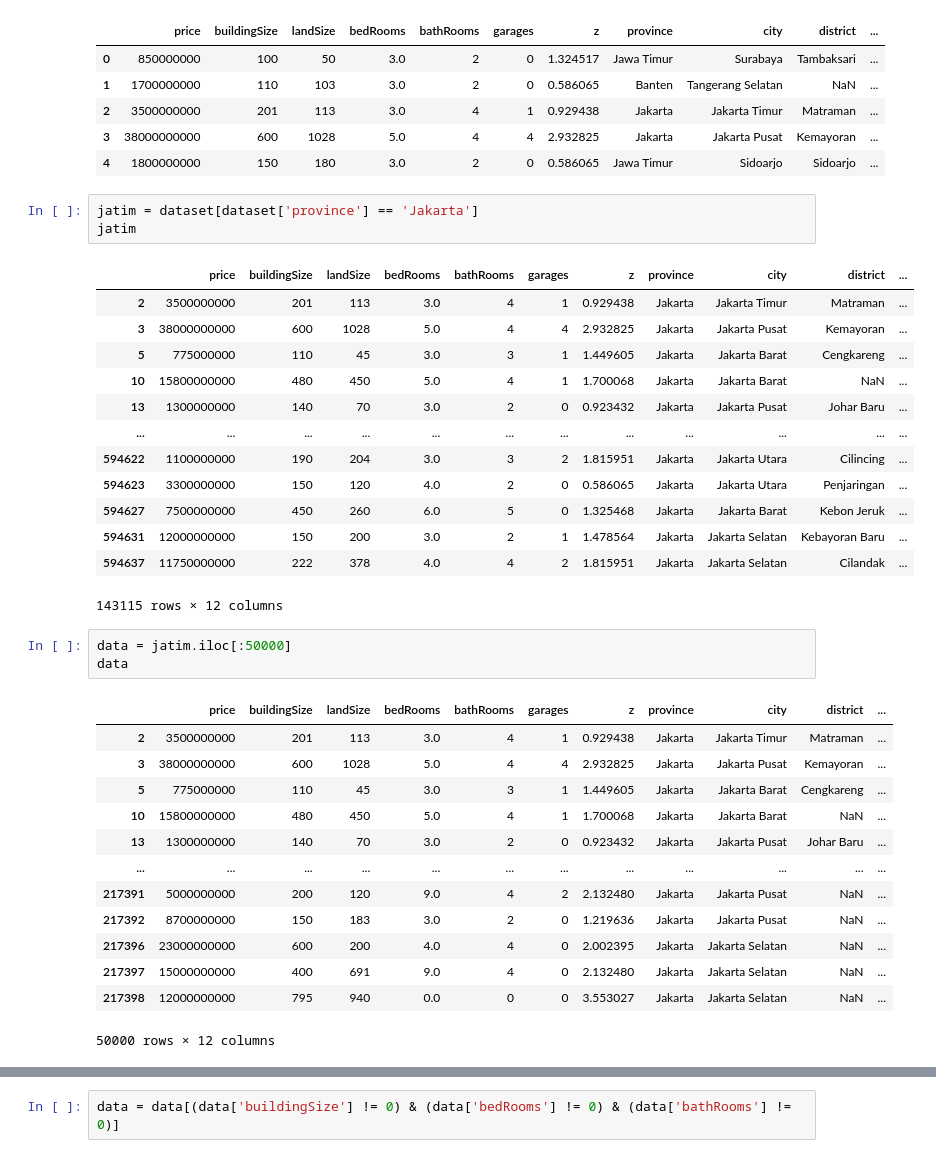
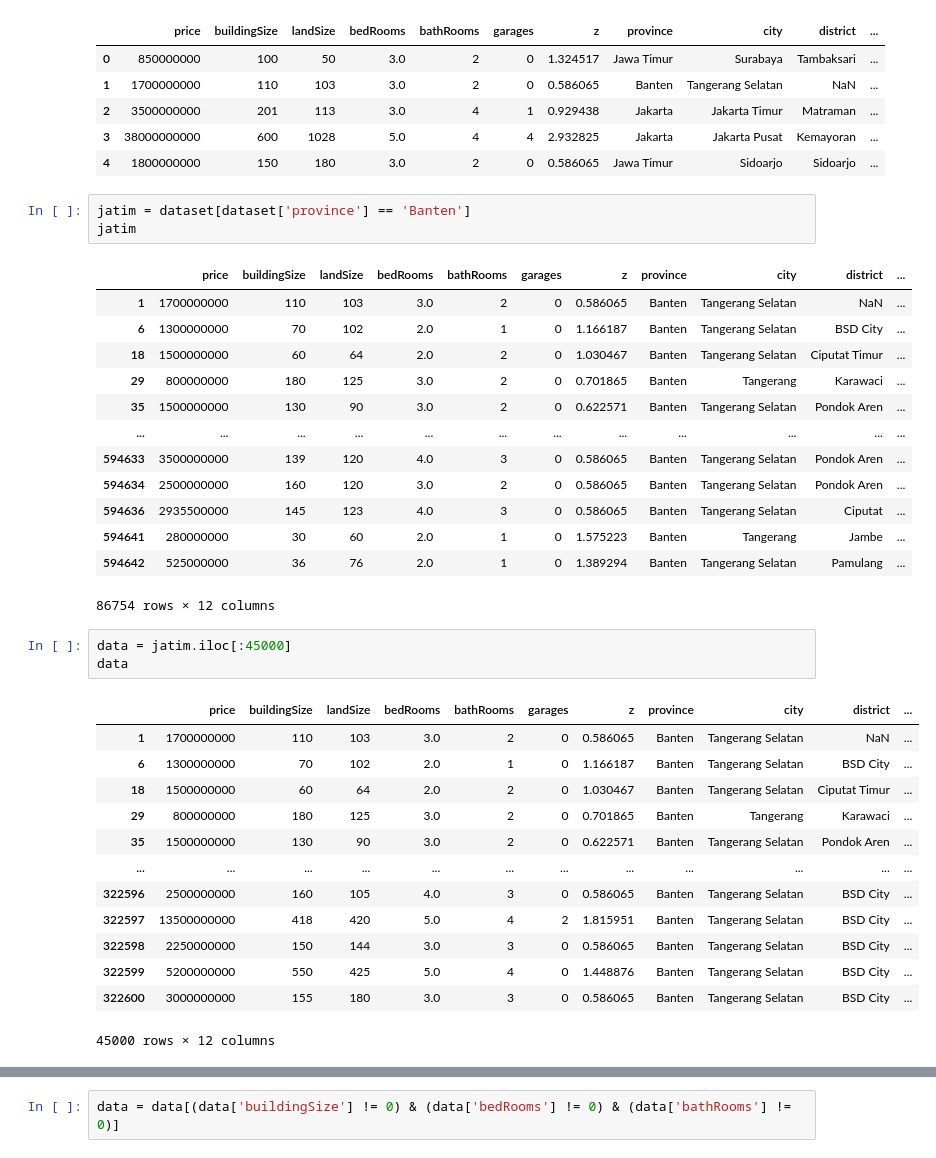
Before and after one commit to mutiarasny/project-prediksi-harga-properti, a Jupyter notebook: pbl.ipynb, the cells around one changed output, grey strips where cells are left out. Saved outputs shown, nothing was run; the diff lists cells and outputs as text.

```diff
--- a/pbl.ipynb
+++ b/pbl.ipynb
@@ -13,39 +13,39 @@ dataset.head()
 | 3 | 38000000000 | 600 | 1028 | 5.0 | 4 | 4 | 2.932825 | Jakarta | Jakarta Pusat | Kemayoran | ... |
 | 4 | 1800000000 | 150 | 180 | 3.0 | 2 | 0 | 0.586065 | Jawa Timur | Sidoarjo | Sidoarjo | ... |
 # %%
-jatim = dataset[dataset['province'] == 'Jakarta']
+jatim = dataset[dataset['province'] == 'Banten']
 jatim
 # %% [output]
 |  | price | buildingSize | landSize | bedRooms | bathRooms | garages | z | province | city | district | ... |
-| 2 | 3500000000 | 201 | 113 | 3.0 | 4 | 1 | 0.929438 | Jakarta | Jakarta Timur | Matraman | ... |
-| 3 | 38000000000 | 600 | 1028 | 5.0 | 4 | 4 | 2.932825 | Jakarta | Jakarta Pusat | Kemayoran | ... |
-| 5 | 775000000 | 110 | 45 | 3.0 | 3 | 1 | 1.449605 | Jakarta | Jakarta Barat | Cengkareng | ... |
-| 10 | 15800000000 | 480 | 450 | 5.0 | 4 | 1 | 1.700068 | Jakarta | Jakarta Barat | NaN | ... |
-| 13 | 1300000000 | 140 | 70 | 3.0 | 2 | 0 | 0.923432 | Jakarta | Jakarta Pusat | Johar Baru | ... |
+| 1 | 1700000000 | 110 | 103 | 3.0 | 2 | 0 | 0.586065 | Banten | Tangerang Selatan | NaN | ... |
+| 6 | 1300000000 | 70 | 102 | 2.0 | 1 | 0 | 1.166187 | Banten | Tangerang Selatan | BSD City | ... |
+| 18 | 1500000000 | 60 | 64 | 2.0 | 2 | 0 | 1.030467 | Banten | Tangerang Selatan | Ciputat Timur | ... |
+| 29 | 800000000 | 180 | 125 | 3.0 | 2 | 0 | 0.701865 | Banten | Tangerang | Karawaci | ... |
+| 35 | 1500000000 | 130 | 90 | 3.0 | 2 | 0 | 0.622571 | Banten | Tangerang Selatan | Pondok Aren | ... |
 | ... | ... | ... | ... | ... | ... | ... | ... | ... | ... | ... | ... |
-| 594622 | 1100000000 | 190 | 204 | 3.0 | 3 | 2 | 1.815951 | Jakarta | Jakarta Utara | Cilincing | ... |
-| 594623 | 3300000000 | 150 | 120 | 4.0 | 2 | 0 | 0.586065 | Jakarta | Jakarta Utara | Penjaringan | ... |
-| 594627 | 7500000000 | 450 | 260 | 6.0 | 5 | 0 | 1.325468 | Jakarta | Jakarta Barat | Kebon Jeruk | ... |
-| 594631 | 12000000000 | 150 | 200 | 3.0 | 2 | 1 | 1.478564 | Jakarta | Jakarta Selatan | Kebayoran Baru | ... |
-| 594637 | 11750000000 | 222 | 378 | 4.0 | 4 | 2 | 1.815951 | Jakarta | Jakarta Selatan | Cilandak | ... |
+| 594633 | 3500000000 | 139 | 120 | 4.0 | 3 | 0 | 0.586065 | Banten | Tangerang Selatan | Pondok Aren | ... |
+| 594634 | 2500000000 | 160 | 120 | 3.0 | 2 | 0 | 0.586065 | Banten | Tangerang Selatan | Pondok Aren | ... |
+| 594636 | 2935500000 | 145 | 123 | 4.0 | 3 | 0 | 0.586065 | Banten | Tangerang Selatan | Ciputat | ... |
+| 594641 | 280000000 | 30 | 60 | 2.0 | 1 | 0 | 1.575223 | Banten | Tangerang | Jambe | ... |
+| 594642 | 525000000 | 36 | 76 | 2.0 | 1 | 0 | 1.389294 | Banten | Tangerang Selatan | Pamulang | ... |
-143115 rows × 12 columns
+86754 rows × 12 columns
 # %%
-data = jatim.iloc[:50000]
+data = jatim.iloc[:45000]
 data
 # %% [output]
 |  | price | buildingSize | landSize | bedRooms | bathRooms | garages | z | province | city | district | ... |
-| 2 | 3500000000 | 201 | 113 | 3.0 | 4 | 1 | 0.929438 | Jakarta | Jakarta Timur | Matraman | ... |
-| 3 | 38000000000 | 600 | 1028 | 5.0 | 4 | 4 | 2.932825 | Jakarta | Jakarta Pusat | Kemayoran | ... |
-| 5 | 775000000 | 110 | 45 | 3.0 | 3 | 1 | 1.449605 | Jakarta | Jakarta Barat | Cengkareng | ... |
-| 10 | 15800000000 | 480 | 450 | 5.0 | 4 | 1 | 1.700068 | Jakarta | Jakarta Barat | NaN | ... |
-| 13 | 1300000000 | 140 | 70 | 3.0 | 2 | 0 | 0.923432 | Jakarta | Jakarta Pusat | Johar Baru | ... |
+| 1 | 1700000000 | 110 | 103 | 3.0 | 2 | 0 | 0.586065 | Banten | Tangerang Selatan | NaN | ... |
+| 6 | 1300000000 | 70 | 102 | 2.0 | 1 | 0 | 1.166187 | Banten | Tangerang Selatan | BSD City | ... |
+| 18 | 1500000000 | 60 | 64 | 2.0 | 2 | 0 | 1.030467 | Banten | Tangerang Selatan | Ciputat Timur | ... |
+| 29 | 800000000 | 180 | 125 | 3.0 | 2 | 0 | 0.701865 | Banten | Tangerang | Karawaci | ... |
+| 35 | 1500000000 | 130 | 90 | 3.0 | 2 | 0 | 0.622571 | Banten | Tangerang Selatan | Pondok Aren | ... |
 | ... | ... | ... | ... | ... | ... | ... | ... | ... | ... | ... | ... |
-| 217391 | 5000000000 | 200 | 120 | 9.0 | 4 | 2 | 2.132480 | Jakarta | Jakarta Pusat | NaN | ... |
-| 217392 | 8700000000 | 150 | 183 | 3.0 | 2 | 0 | 1.219636 | Jakarta | Jakarta Pusat | NaN | ... |
-| 217396 | 23000000000 | 600 | 200 | 4.0 | 4 | 0 | 2.002395 | Jakarta | Jakarta Selatan | NaN | ... |
-| 217397 | 15000000000 | 400 | 691 | 9.0 | 4 | 0 | 2.132480 | Jakarta | Jakarta Selatan | NaN | ... |
-| 217398 | 12000000000 | 795 | 940 | 0.0 | 0 | 0 | 3.553027 | Jakarta | Jakarta Selatan | NaN | ... |
+| 322596 | 2500000000 | 160 | 105 | 4.0 | 3 | 0 | 0.586065 | Banten | Tangerang Selatan | BSD City | ... |
+| 322597 | 13500000000 | 418 | 420 | 5.0 | 4 | 2 | 1.815951 | Banten | Tangerang Selatan | BSD City | ... |
+| 322598 | 2250000000 | 150 | 144 | 3.0 | 3 | 0 | 0.586065 | Banten | Tangerang Selatan | BSD City | ... |
+| 322599 | 5200000000 | 550 | 425 | 5.0 | 4 | 0 | 1.448876 | Banten | Tangerang Selatan | BSD City | ... |
+| 322600 | 3000000000 | 155 | 180 | 3.0 | 3 | 0 | 0.586065 | Banten | Tangerang Selatan | BSD City | ... |
-50000 rows × 12 columns
+45000 rows × 12 columns
 # %%
 # Menghitung mean dan standar deviasi
 mean_price = np.mean(data['price'])
```
Also changed, not shown: parts of 9 cells of this notebook, 1 other file.
